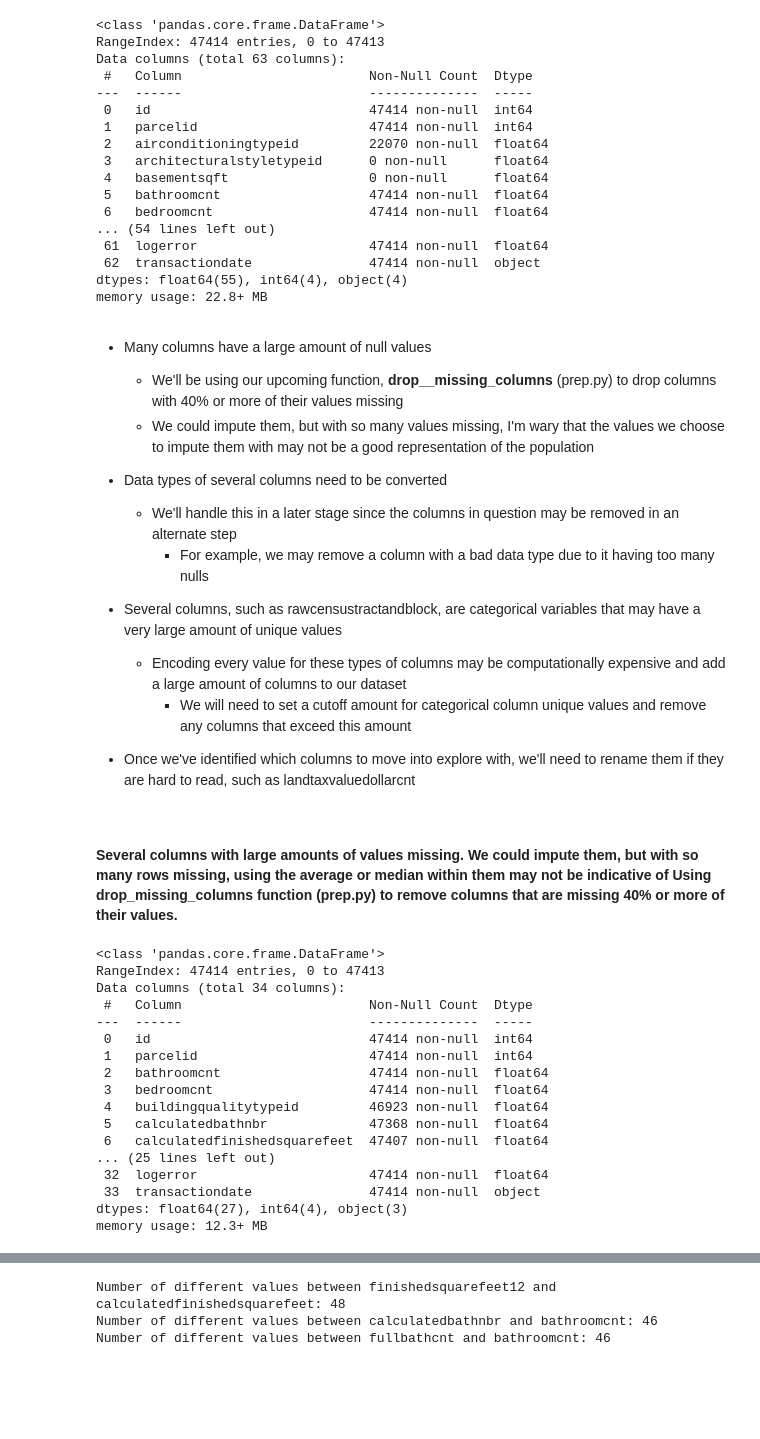
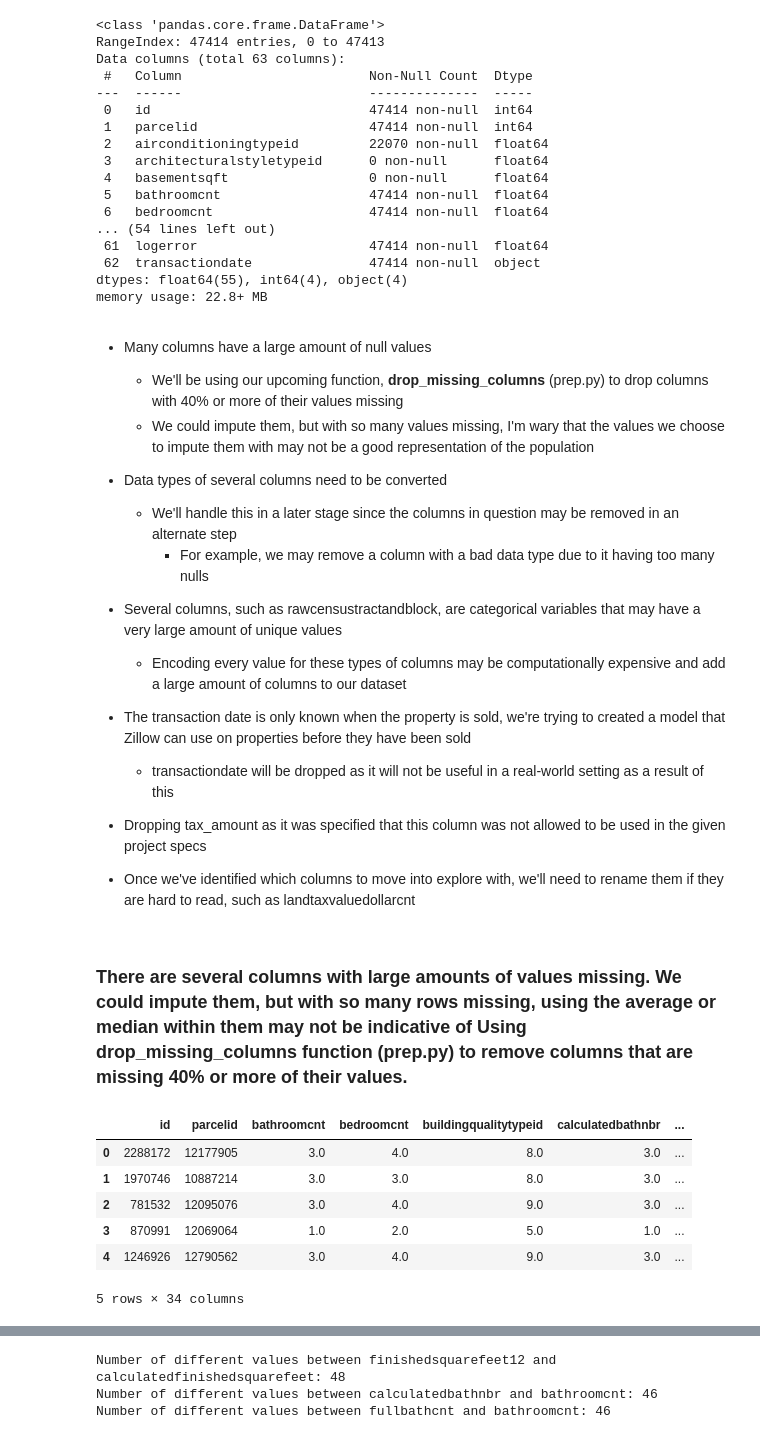
Before and after one commit to SamuelD-Data/zillow_clustering_project, a Jupyter notebook: WIP/update_notebook.ipynb, the cells around one changed output, grey strips where cells are left out. Saved outputs shown, nothing was run; the diff lists cells and outputs as text; code cells hidden in the pictures; blank space fills up the shorter version.

```diff
--- a/WIP/update_notebook.ipynb
+++ b/WIP/update_notebook.ipynb
@@ -143,7 +143,7 @@ dtypes: float64(55), int64(4), object(4)
 memory usage: 22.8+ MB
 # %% [markdown]
 - Many columns have a large amount of null values
-    - We'll be using our upcoming function, __drop__missing_columns__ (prep.py) to drop columns with 40% or more of their values missing
+    - We'll be using our upcoming function, __drop_missing_columns__ (prep.py) to drop columns with 40% or more of their values missing
     - We could impute them, but with so many values missing, I'm wary that the values we choose to impute them with may not be a good representation of the population
 
 
@@ -154,34 +154,31 @@ memory usage: 22.8+ MB
 
 - Several columns, such as rawcensustractandblock, are categorical variables that may have a very large amount of unique values
     - Encoding every value for these types of columns may be computationally expensive and add a large amount of columns to our dataset
-        - We will need to set a cutoff amount for categorical column unique values and remove any columns that exceed this amount
+
+
+- The transaction date is only known when the property is sold, we're trying to created a model that Zillow can use on properties before they have been sold
+    - transactiondate will be dropped as it will not be useful in a real-world setting as a result of this
+
+
+- Dropping tax_amount as it was specified that this column was not allowed to be used in the given project specs
+
 
 
 - Once we've identified which columns to move into explore with, we'll need to rename them if they are hard to read, such as landtaxvaluedollarcnt
 # %% [markdown]
-#### Several columns with large amounts of values missing. We could impute them, but with so many rows missing, using the average or median within them may not be indicative of Using drop_missing_columns function (prep.py) to remove columns that are missing 40% or more of their values.
+### There are several columns with large amounts of values missing. We could impute them, but with so many rows missing, using the average or median within them may not be indicative of Using drop_missing_columns function (prep.py) to remove columns that are missing 40% or more of their values.
 # %%
 # function removes any columns that are missing 40% or more of their values
 df = drop_missing_columns(df)
 
 # previewing data
-df.info()
+df.head()
 # %% [output]
+|  | id | parcelid | bathroomcnt | bedroomcnt | buildingqualitytypeid | calculatedbathnbr | ... |
+| 0 | 2288172 | 12177905 | 3.0 | 4.0 | 8.0 | 3.0 | ... |
+| 1 | 1970746 | 10887214 | 3.0 | 3.0 | 8.0 | 3.0 | ... |
+| 2 | 781532 | 12095076 | 3.0 | 4.0 | 9.0 | 3.0 | ... |
+| 3 | 870991 | 12069064 | 1.0 | 2.0 | 5.0 | 1.0 | ... |
+| 4 | 1246926 | 12790562 | 3.0 | 4.0 | 9.0 | 3.0 | ... |
-<class 'pandas.core.frame.DataFrame'>
-RangeIndex: 47414 entries, 0 to 47413
-Data columns (total 34 columns):
- #   Column                        Non-Null Count  Dtype
----  ------                        --------------  -----
- 0   id                            47414 non-null  int64
- 1   parcelid                      47414 non-null  int64
- 2   bathroomcnt                   47414 non-null  float64
- 3   bedroomcnt                    47414 non-null  float64
- 4   buildingqualitytypeid         46923 non-null  float64
- 5   calculatedbathnbr             47368 non-null  float64
- 6   calculatedfinishedsquarefeet  47407 non-null  float64
-... (25 lines left out)
- 32  logerror                      47414 non-null  float64
- 33  transactiondate               47414 non-null  object
-dtypes: float64(27), int64(4), object(3)
-memory usage: 12.3+ MB
+5 rows × 34 columns
 # %% [markdown]
```
Also changed, not shown: parts of 60 cells of this notebook, 2 other files.
